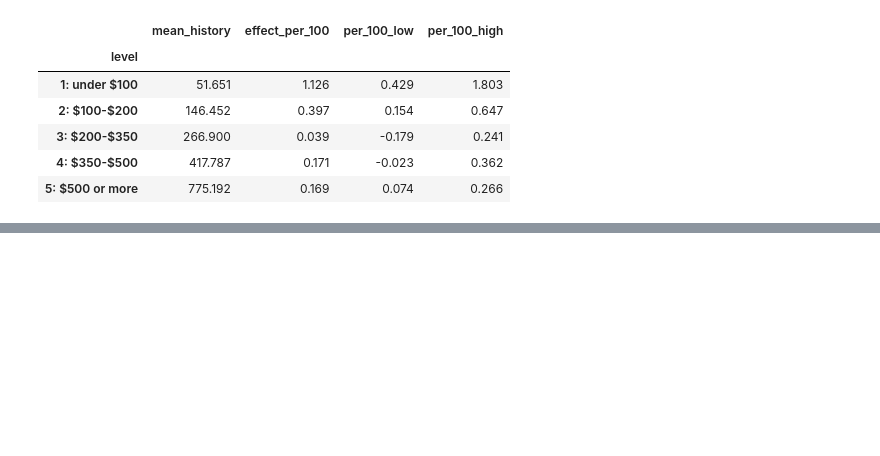
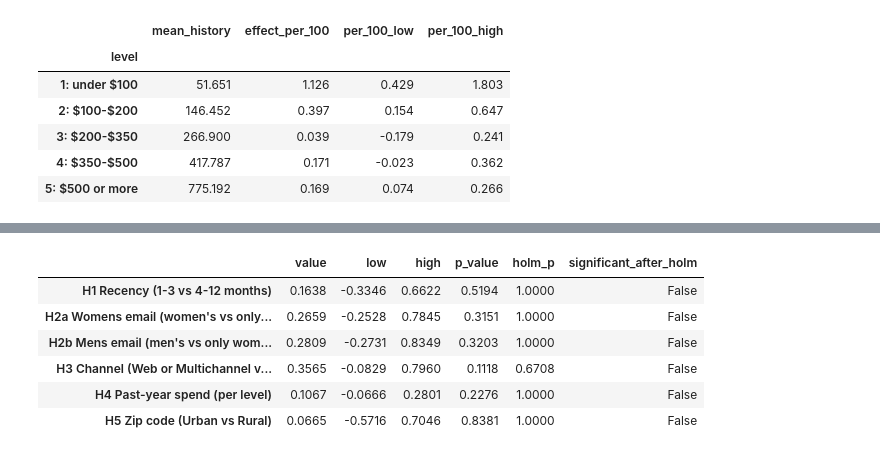
Before and after one commit to flora29058486/email-campaign-targeting, a Jupyter notebook: notebooks/02_01_segment_effects.ipynb, the cells around one changed output, grey strips where cells are left out. Saved outputs shown, nothing was run; the diff lists cells and outputs as text; code cells hidden in the pictures; blank space fills up the shorter version.

```diff
--- a/notebooks/02_01_segment_effects.ipynb
+++ b/notebooks/02_01_segment_effects.ipynb
@@ -393,0 +462,26 @@ by_level[["mean_history", "effect_per_100", "per_100_low", "per_100_high"]].roun
+# %%
+from statsmodels.stats.multitest import multipletests
+
+h4_ci = model.conf_int().loc["email:steps"]
+interactions = {
+    "H1 Recency (1-3 vs 4-12 months)": h1.loc[("spend", "difference (interaction)")],
+    "H2a Womens email (women's vs only men's buyers)": h2a.loc[("spend", "difference (interaction)")],
+    "H2b Mens email (men's vs only women's buyers)": h2b.loc[("spend", "difference (interaction)")],
+    "H3 Channel (Web or Multichannel vs Phone)": h3.loc[("spend", "difference (interaction)")],
+    "H4 Past-year spend (per level)": pd.Series({"value": model.params["email:steps"], "low": h4_ci[0],
+                                                  "high": h4_ci[1], "p_value": model.pvalues["email:steps"]}),
+    "H5 Zip code (Urban vs Rural)": h5.loc[("spend", "difference (interaction)")],
+}
+segment_tests = pd.DataFrame(interactions).T.astype(float)
+reject, holm_p, _, _ = multipletests(segment_tests["p_value"], alpha=0.05, method="holm")
+segment_tests["holm_p"] = holm_p
+segment_tests["significant_after_holm"] = reject
+segment_tests.round(4)
+# %% [output]
+|  | value | low | high | p_value | holm_p | significant_after_holm |
+| H1 Recency (1-3 vs 4-12 months) | 0.1638 | -0.3346 | 0.6622 | 0.5194 | 1.0000 | False |
+| H2a Womens email (women's vs only... | 0.2659 | -0.2528 | 0.7845 | 0.3151 | 1.0000 | False |
+| H2b Mens email (men's vs only wom... | 0.2809 | -0.2731 | 0.8349 | 0.3203 | 1.0000 | False |
+| H3 Channel (Web or Multichannel v... | 0.3565 | -0.0829 | 0.7960 | 0.1118 | 0.6708 | False |
+| H4 Past-year spend (per level) | 0.1067 | -0.0666 | 0.2801 | 0.2276 | 1.0000 | False |
+| H5 Zip code (Urban vs Rural) | 0.0665 | -0.5716 | 0.7046 | 0.8381 | 1.0000 | False |
```
Also changed, not shown: parts of 7 cells of this notebook, 2 other files.
